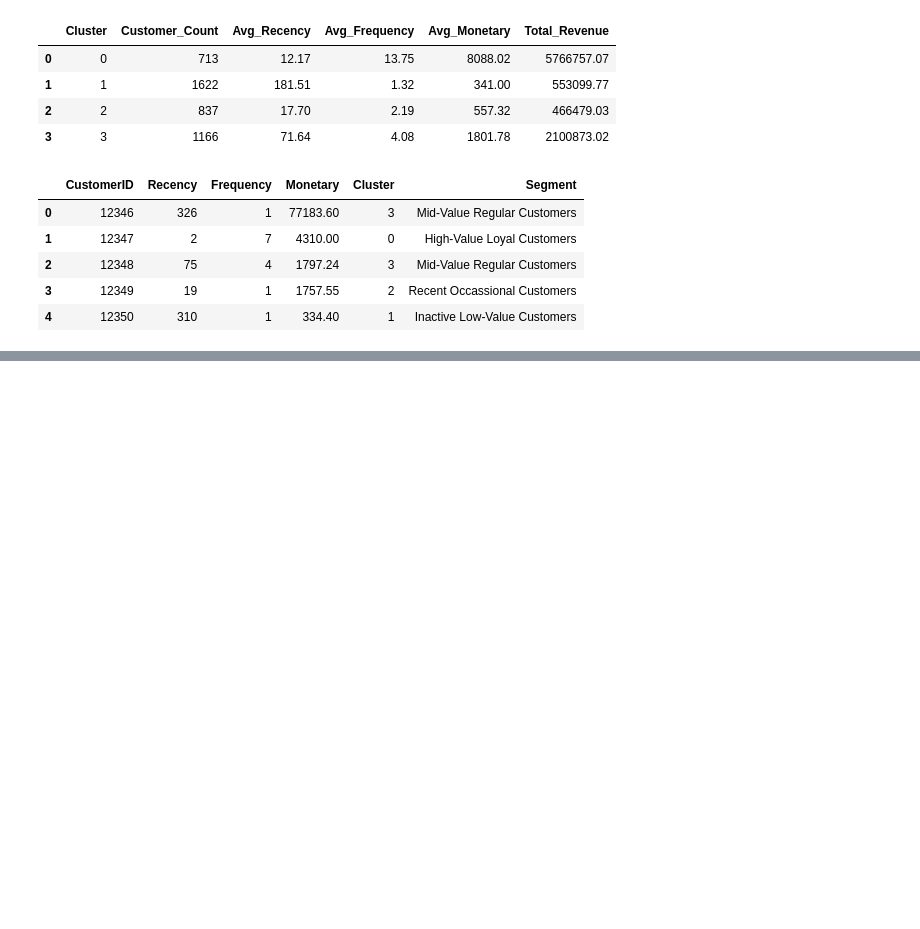
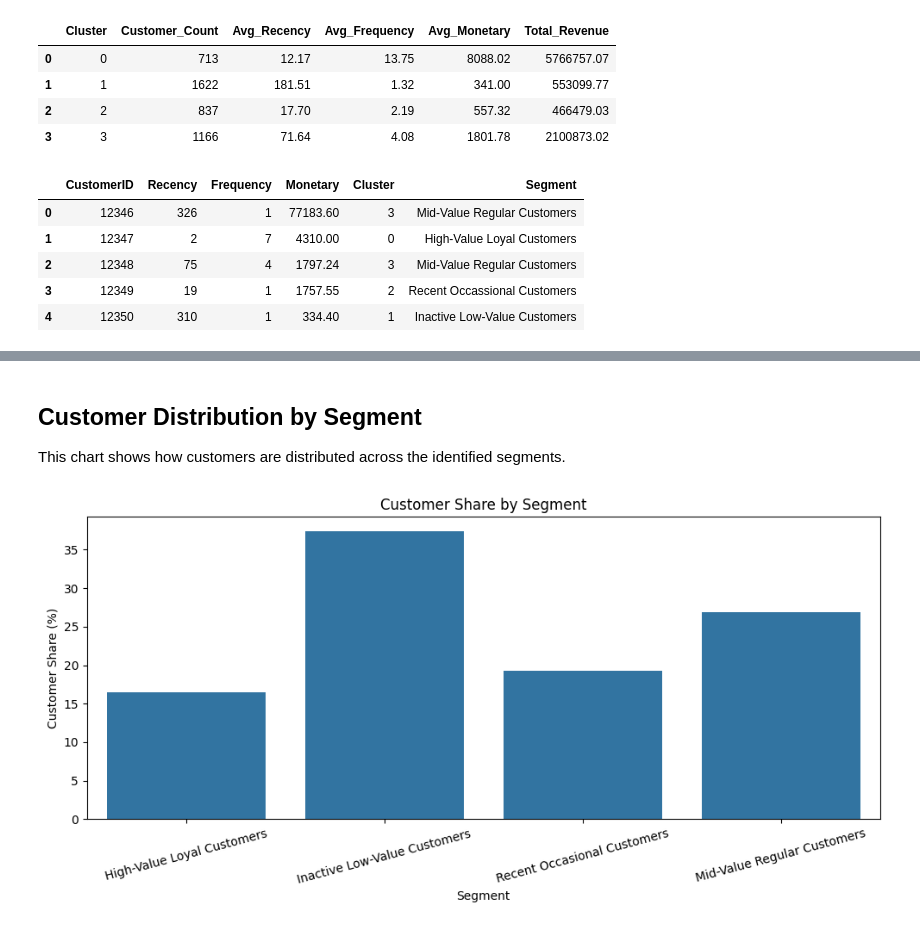
Before and after one commit to mohammadarhamk66/customer-segmentation-rfm, a Jupyter notebook: notebooks/01_customer_segmentation_rfm.ipynb, the cells around one changed output, grey strips where cells are left out. Saved outputs shown, nothing was run; the diff lists cells and outputs as text; code cells hidden in the pictures; blank space fills up the shorter version.

Commit message:
Completed customer segmenation analysis and business insights.

```diff
--- a/notebooks/01_customer_segmentation_rfm.ipynb
+++ b/notebooks/01_customer_segmentation_rfm.ipynb
@@ -540,0 +532,14 @@ rfm.head()
+# %%
+segment_map = {
+    0: "High-Value Loyal Customers",
+    1: "Inactive Low-Value Customers",
+    2: "Recent Occasional Customers",
+    3: "Mid-Value Regular Customers",
+}
+
+cluster_profile["Segment"] = (
+    cluster_profile["Cluster"]
+    .map(segment_map)
+)
+
+cluster_profile
@@ -540,0 +552,23 @@ rfm.head()
+# %% [markdown]
+## Customer Distribution by Segment
+
+This chart shows how customers are distributed across the identified segments.
+# %%
+plt.figure(figsize=(10,5))
+
+sns.barplot(
+    data=cluster_profile,
+    x="Segment",
+    y="Customer_Share_%"
+)
+
+plt.title("Customer Share by Segment")
+plt.xlabel("Segment")
+plt.ylabel("Customer Share (%)")
+
+plt.xticks(rotation=15)
+
+plt.tight_layout()
+plt.show()
+# %% [output]
+[figure, added]
```
Also changed, not shown: parts of 14 cells of this notebook, 1 other file.
